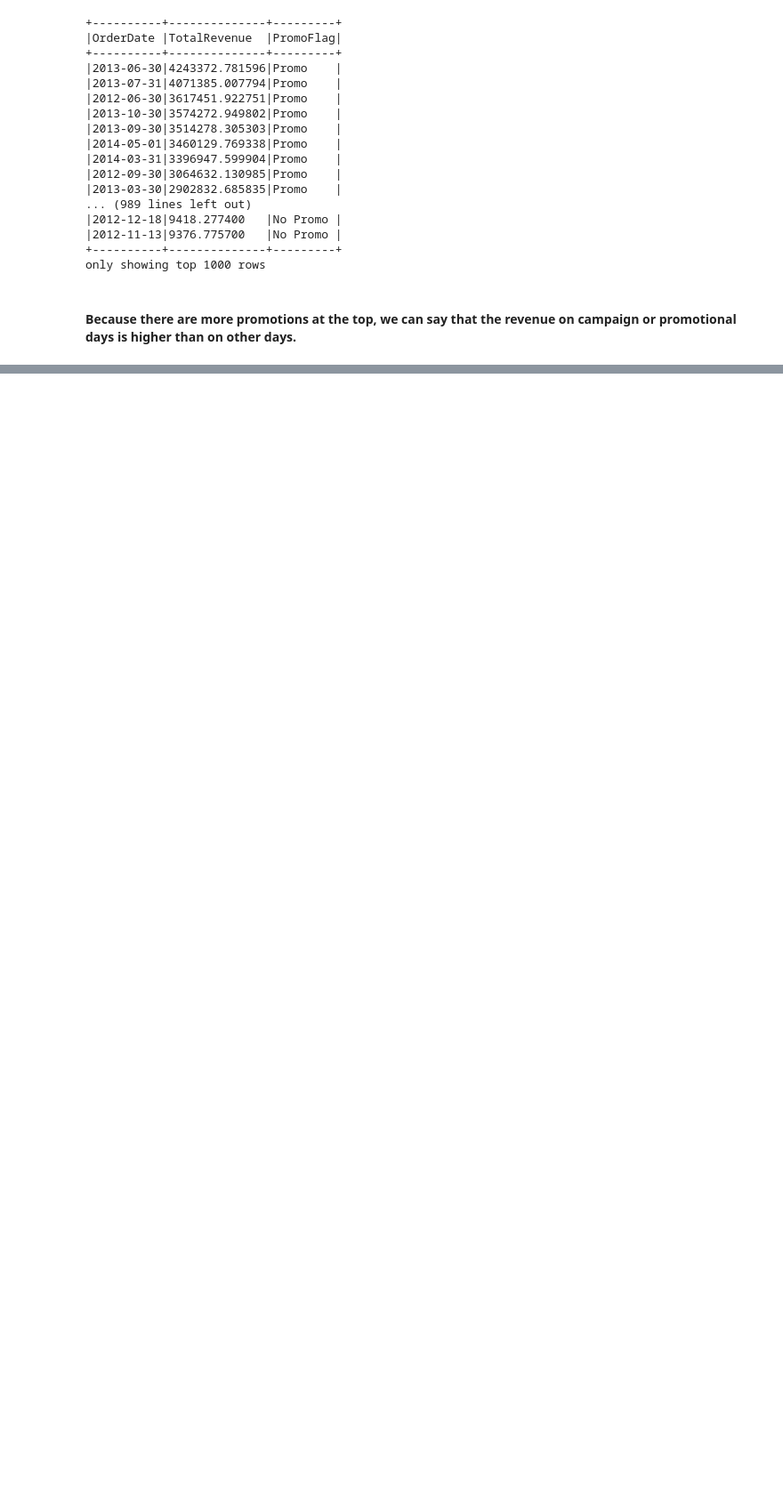
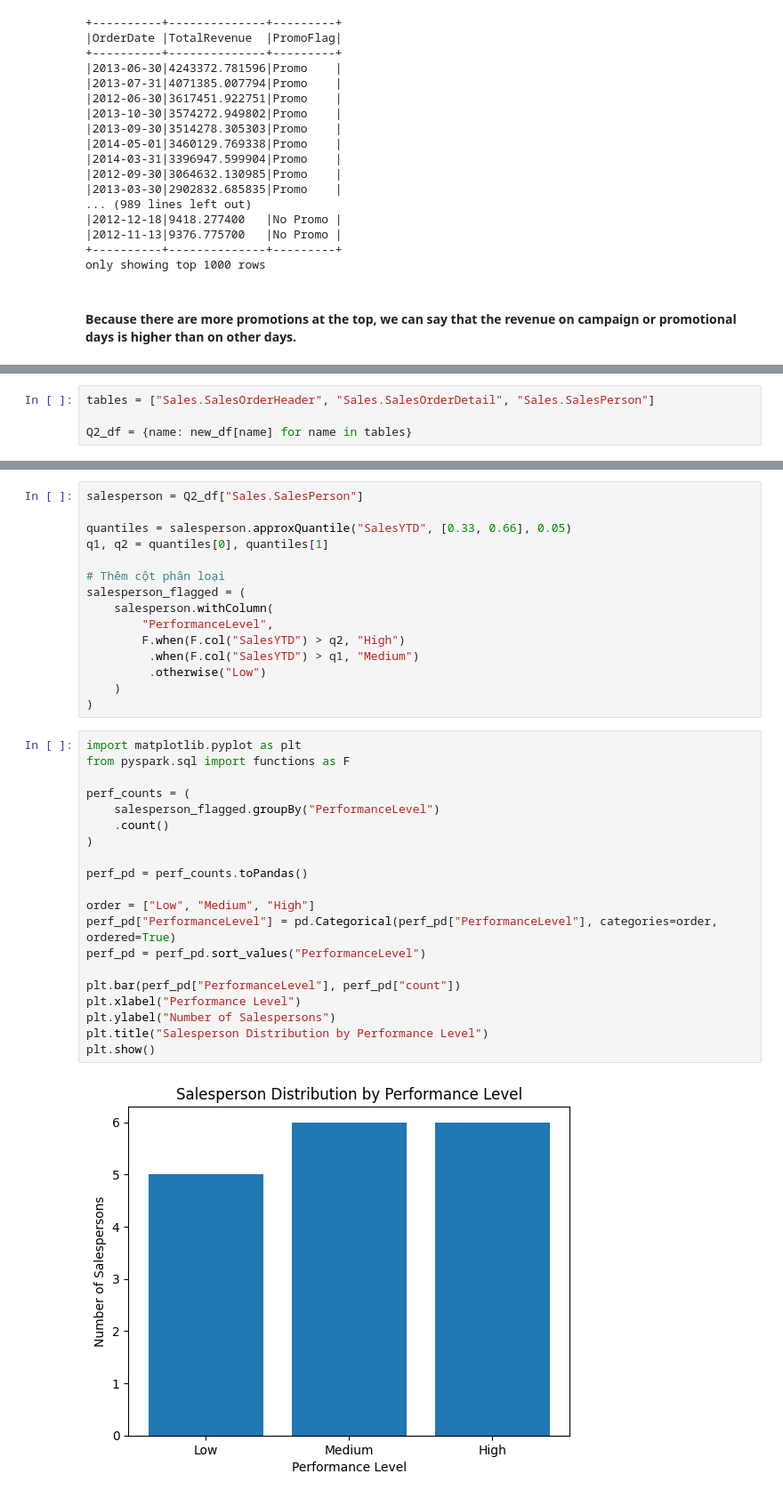
Before and after one commit to hunglk25/explore-data, a Jupyter notebook: test.ipynb, the cells around one changed output, grey strips where cells are left out. Shown: that part at 89% size. Saved outputs shown, nothing was run; the diff lists cells and outputs as text; blank space fills up the shorter version.

```diff
--- a/test.ipynb
+++ b/test.ipynb
@@ -397,0 +331,4 @@ only showing top 1000 rows
+# %%
+tables = ["Sales.SalesOrderHeader", "Sales.SalesOrderDetail", "Sales.SalesPerson"]
+
+Q2_df = {name: new_df[name] for name in tables}
@@ -397,0 +367,37 @@ only showing top 1000 rows
+# %%
+salesperson = Q2_df["Sales.SalesPerson"]
+
+quantiles = salesperson.approxQuantile("SalesYTD", [0.33, 0.66], 0.05)
+q1, q2 = quantiles[0], quantiles[1]
+
+# Thêm cột phân loại
+salesperson_flagged = (
+    salesperson.withColumn(
+        "PerformanceLevel",
+        F.when(F.col("SalesYTD") > q2, "High")
+         .when(F.col("SalesYTD") > q1, "Medium")
+         .otherwise("Low")
+    )
+)
+# %%
+import matplotlib.pyplot as plt
+from pyspark.sql import functions as F
+
+perf_counts = (
+    salesperson_flagged.groupBy("PerformanceLevel")
+    .count()
+)
+
+perf_pd = perf_counts.toPandas()
+
+order = ["Low", "Medium", "High"]
+perf_pd["PerformanceLevel"] = pd.Categorical(perf_pd["PerformanceLevel"], categories=order, ordered=True)
+perf_pd = perf_pd.sort_values("PerformanceLevel")
+
+plt.bar(perf_pd["PerformanceLevel"], perf_pd["count"])
+plt.xlabel("Performance Level")
+plt.ylabel("Number of Salespersons")
+plt.title("Salesperson Distribution by Performance Level")
+plt.show()
+# %% [output]
+[figure, added]
```
Also changed, not shown: parts of 19 cells of this notebook.
